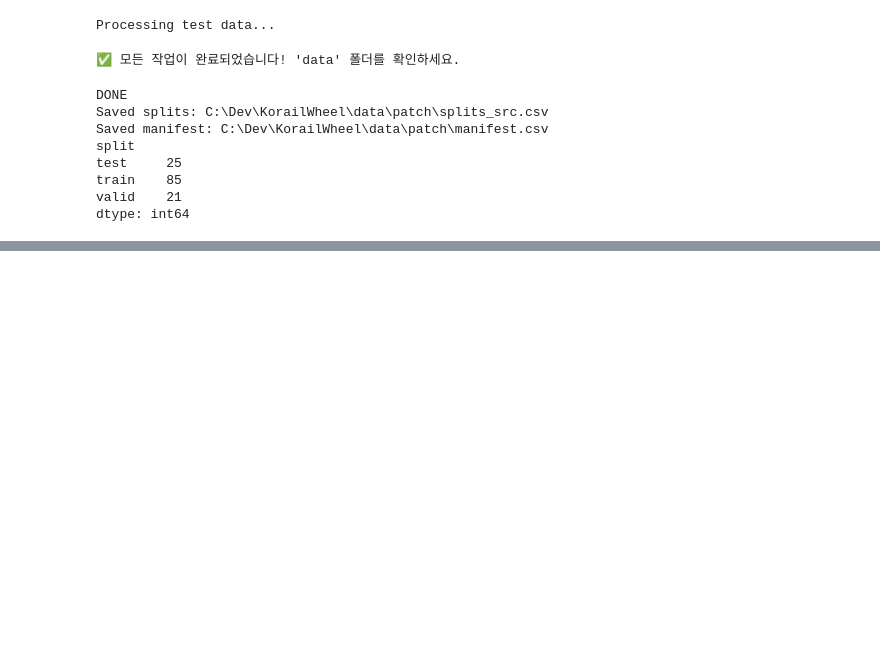
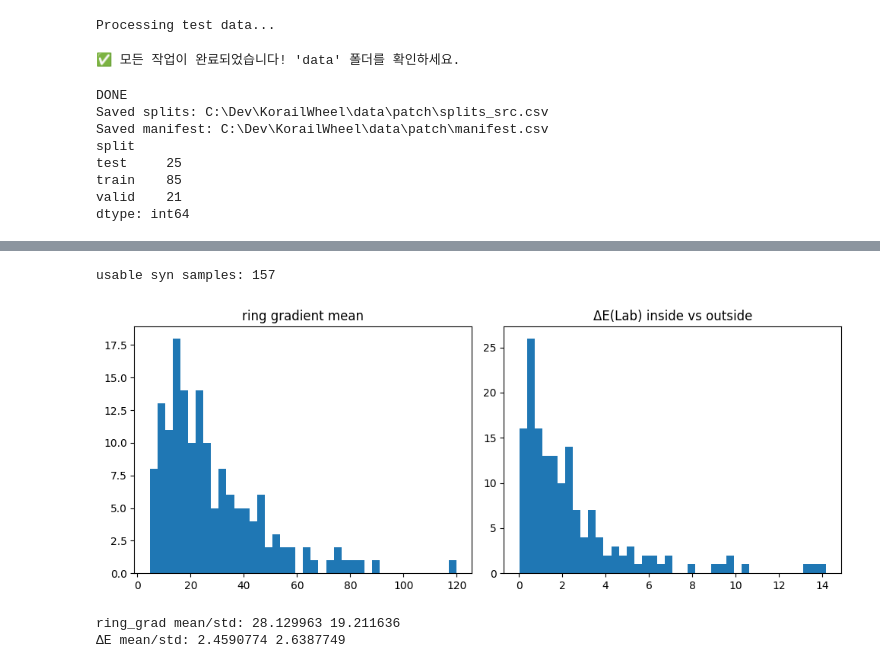
Before and after one commit to Kang-dongbae/KorailWheel, a Jupyter notebook: notebook.ipynb, the cells around one changed output, grey strips where cells are left out. Cells and saved outputs as stored; diff of their text form; code cells hidden in the pictures; blank space fills up the shorter version.

```diff
--- a/notebook.ipynb
+++ b/notebook.ipynb
@@ -515,0 +690,37 @@ def check_leakage():
+# %%
+def collect_seam_stats(img_dir: Path, lab_dir: Path, max_n=400, seed=0):
+    syns = [p for p in list_imgs(img_dir) if p.name.endswith("__syn.png")]
+    random.Random(seed).shuffle(syns)
+    syns = syns[:max_n]
+
+    rows = []
+    for p in syns:
+        img = read_bgr(p)
+        if img is None:
+            continue
+        lab = lab_dir / f"{p.stem}.txt"
+        m = yolo_seg_to_mask(lab, W=TILE_SIZE, H=TILE_SIZE)
+        if m.sum() < 30:  # 결함 너무 작거나 라벨 없으면 제외
+            continue
+        ring_grad, in_grad, out_grad, de = seam_scores(img, m, ring_r=3)
+        rows.append((p.name, ring_grad, in_grad, out_grad, de, int(m.sum())))
+    return rows
+
+rows = collect_seam_stats(SYN_TEST_IMG, SYN_TEST_LAB, max_n=300, seed=1)
+print("usable syn samples:", len(rows))
+
+arr = np.array([[r[1], r[2], r[3], r[4]] for r in rows], dtype=np.float32)
+ring_grad = arr[:,0]; in_grad = arr[:,1]; out_grad = arr[:,2]; de = arr[:,3]
+
+plt.figure(figsize=(10,4))
+plt.subplot(1,2,1); plt.hist(ring_grad[~np.isnan(ring_grad)], bins=40); plt.title("ring gradient mean")
+plt.subplot(1,2,2); plt.hist(de[~np.isnan(de)], bins=40); plt.title("ΔE(Lab) inside vs outside")
+plt.tight_layout(); plt.show()
+
+print("ring_grad mean/std:", np.nanmean(ring_grad), np.nanstd(ring_grad))
+print("ΔE mean/std:", np.nanmean(de), np.nanstd(de))
+# %% [output]
+usable syn samples: 157
+[figure, added]
+ring_grad mean/std: 28.129963 19.211636
+ΔE mean/std: 2.4590774 2.6387749
```
Also changed, not shown: parts of 24 cells of this notebook, 8 other files.
